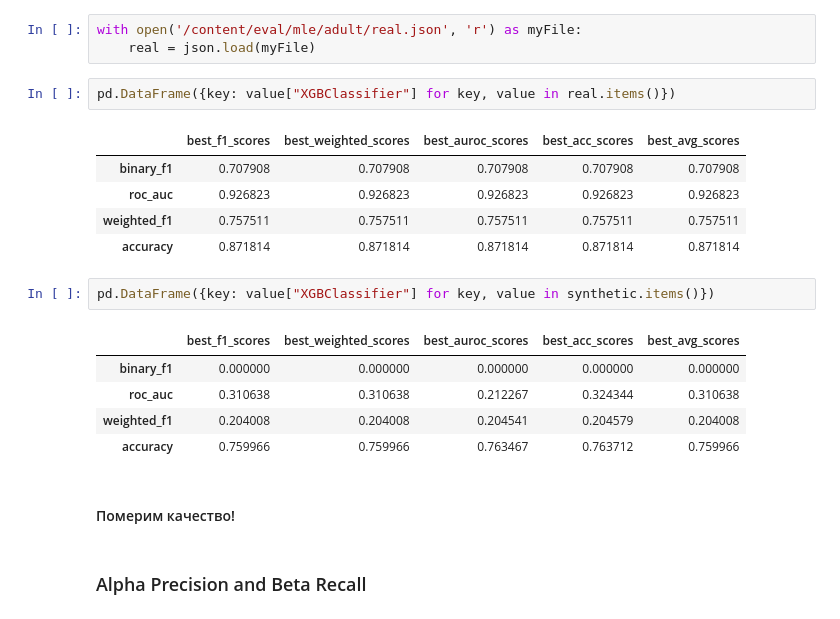
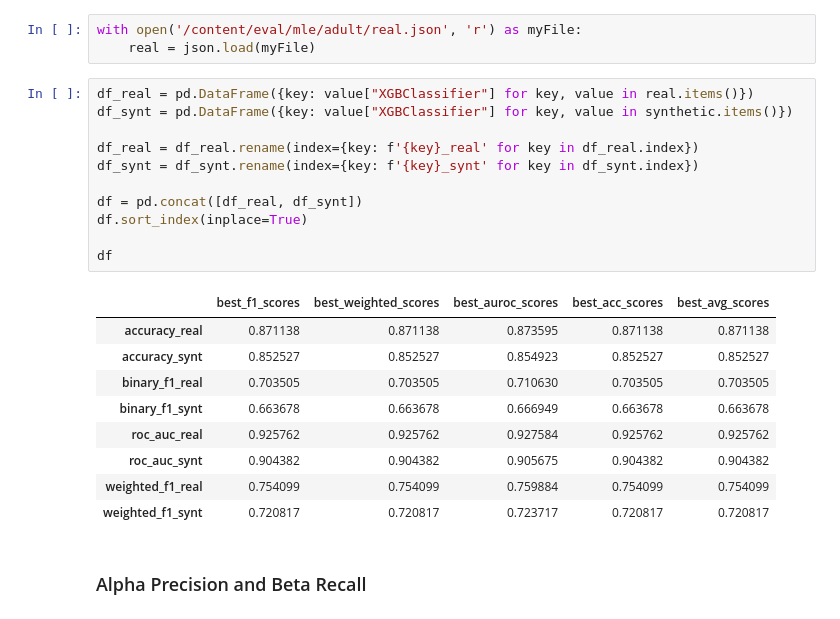
Before and after one commit to hushchyn-mikhail/tabular_data_generation, a Jupyter notebook: notebooks/TabSyn/TabSyn.ipynb, the cells around one changed output. Saved outputs shown, nothing was run; the diff lists cells and outputs as text.

```diff
--- a/notebooks/TabSyn/TabSyn.ipynb
+++ b/notebooks/TabSyn/TabSyn.ipynb
@@ -1125,24 +877,27 @@ with open('/content/eval/mle/adult/synt.json', 'r') as myFile:
 # %%
 with open('/content/eval/mle/adult/real.json', 'r') as myFile:
     real = json.load(myFile)
-# %%
-pd.DataFrame({key: value["XGBClassifier"] for key, value in real.items()})
-# %% [output]
-|  | best_f1_scores | best_weighted_scores | best_auroc_scores | best_acc_scores | best_avg_scores |
-| binary_f1 | 0.707908 | 0.707908 | 0.707908 | 0.707908 | 0.707908 |
-| roc_auc | 0.926823 | 0.926823 | 0.926823 | 0.926823 | 0.926823 |
-| weighted_f1 | 0.757511 | 0.757511 | 0.757511 | 0.757511 | 0.757511 |
-| accuracy | 0.871814 | 0.871814 | 0.871814 | 0.871814 | 0.871814 |
-# %%
-pd.DataFrame({key: value["XGBClassifier"] for key, value in synthetic.items()})
-# %% [output]
-|  | best_f1_scores | best_weighted_scores | best_auroc_scores | best_acc_scores | best_avg_scores |
-| binary_f1 | 0.000000 | 0.000000 | 0.000000 | 0.000000 | 0.000000 |
-| roc_auc | 0.310638 | 0.310638 | 0.212267 | 0.324344 | 0.310638 |
-| weighted_f1 | 0.204008 | 0.204008 | 0.204541 | 0.204579 | 0.204008 |
-| accuracy | 0.759966 | 0.759966 | 0.763467 | 0.763712 | 0.759966 |
-# %% [markdown]
-#### Померим качество!
+# %%
+df_real = pd.DataFrame({key: value["XGBClassifier"] for key, value in real.items()})
+df_synt = pd.DataFrame({key: value["XGBClassifier"] for key, value in synthetic.items()})
+
+df_real = df_real.rename(index={key: f'{key}_real' for key in df_real.index})
+df_synt = df_synt.rename(index={key: f'{key}_synt' for key in df_synt.index})
+
+df = pd.concat([df_real, df_synt])
+df.sort_index(inplace=True)
+
+df
+# %% [output]
+|  | best_f1_scores | best_weighted_scores | best_auroc_scores | best_acc_scores | best_avg_scores |
+| accuracy_real | 0.871138 | 0.871138 | 0.873595 | 0.871138 | 0.871138 |
+| accuracy_synt | 0.852527 | 0.852527 | 0.854923 | 0.852527 | 0.852527 |
+| binary_f1_real | 0.703505 | 0.703505 | 0.710630 | 0.703505 | 0.703505 |
+| binary_f1_synt | 0.663678 | 0.663678 | 0.666949 | 0.663678 | 0.663678 |
+| roc_auc_real | 0.925762 | 0.925762 | 0.927584 | 0.925762 | 0.925762 |
+| roc_auc_synt | 0.904382 | 0.904382 | 0.905675 | 0.904382 | 0.904382 |
+| weighted_f1_real | 0.754099 | 0.754099 | 0.759884 | 0.754099 | 0.754099 |
+| weighted_f1_synt | 0.720817 | 0.720817 | 0.723717 | 0.720817 | 0.720817 |
 # %% [markdown]
 ### Alpha Precision and Beta Recall
 # %%
```
Also changed, not shown: parts of 26 cells of this notebook.
